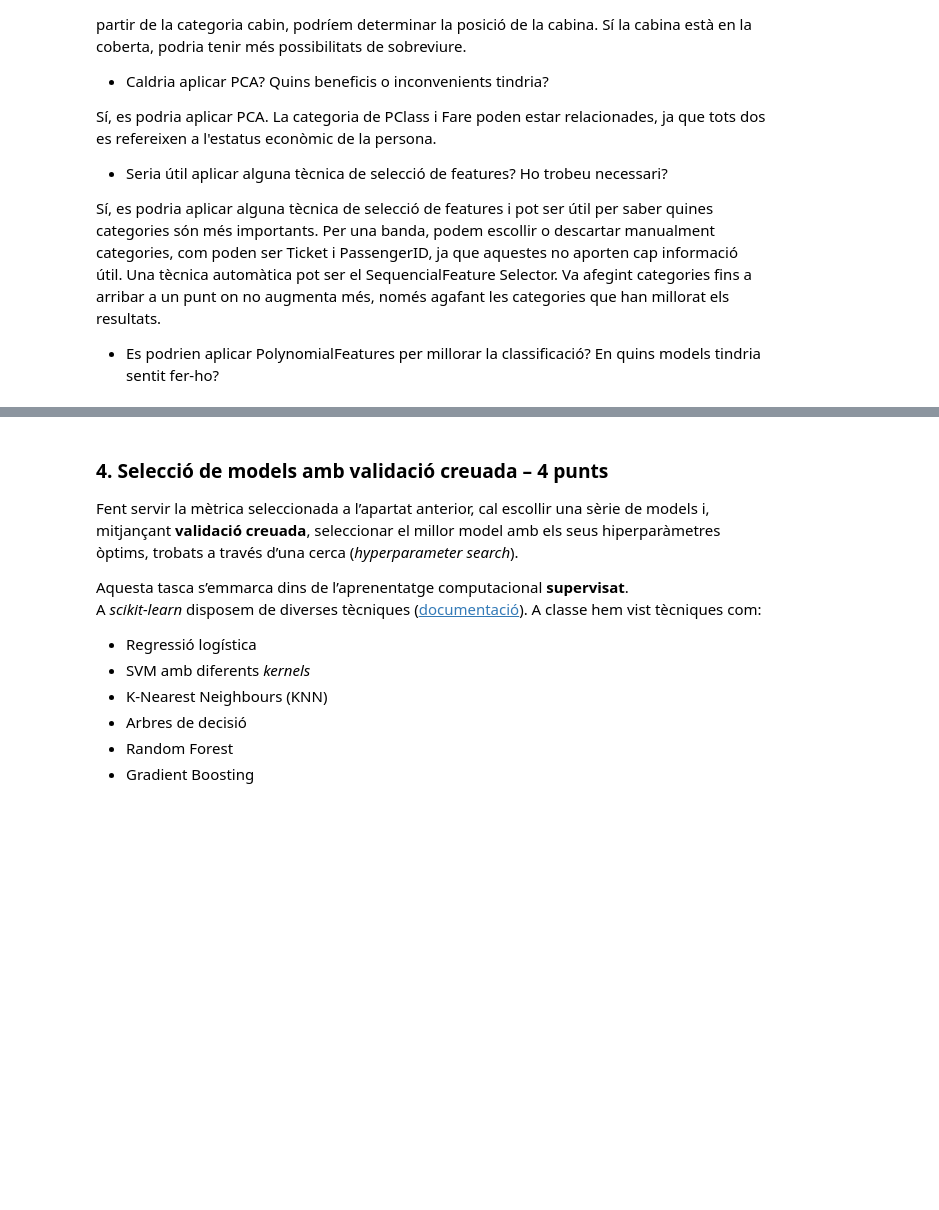
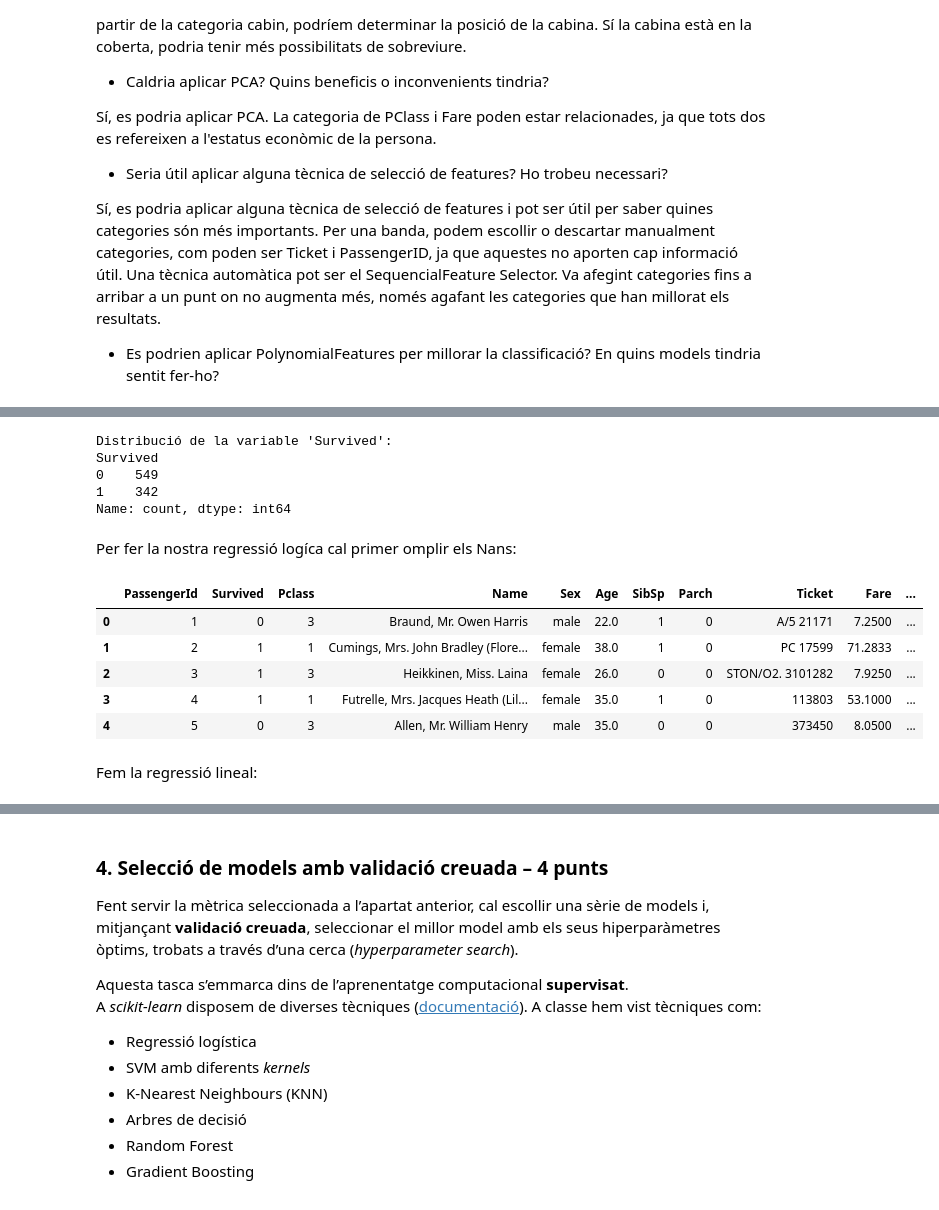
Before and after one commit to Emparans/titanico, a Jupyter notebook: APC_Practica_1_2025.ipynb, the cells around one changed output, grey strips where cells are left out. Drawn from its saved outputs; the diff is of its cells as text; code cells hidden in the pictures; blank space fills up the shorter version.

```diff
--- a/APC_Practica_1_2025.ipynb
+++ b/APC_Practica_1_2025.ipynb
@@ -257,3 +270,75 @@ També caldrà triar la mètrica que farem servir posteriorment per escollir el
 > - Saber quines gràfiques cal generar per analitzar els resultats.
 >
 > Recordeu: abans de solucionar un problema cal tenir molt clara la mètrica d’error que s’utilitzarà, i aquesta decisió s’ha de prendre **abans d’entrenar models**.
+# %%
+# Mirem si la clase minoritaria es molt més petita que la majoritària
+
+import pandas as pd
+
+train = pd.read_csv('train.csv')
+
+count_survived = train['Survived'].value_counts()
+print("Distribució de la variable 'Survived':")
+print(count_survived)
+# %% [output]
+Distribució de la variable 'Survived':
+Survived
+0    549
+1    342
+Name: count, dtype: int64
+# %% [markdown]
+Per fer la nostra regressió logíca cal primer omplir els Nans:
+# %%
+# Importació de llibreries necessàries
+
+import pandas as pd       # Tractament de dades en forma de taula (DataFrames)
+import numpy as np        # Operacions numèriques i amb arrays
+import matplotlib.pyplot as plt  # Visualització de dades
+from pandas.api.types import is_numeric_dtype
+from sklearn.metrics import accuracy_score
+from sklearn.metrics import mean_absolute_error
+from sklearn.linear_model import LogisticRegression
+from sklearn.metrics import classification_report, f1_score, accuracy_score
+from sklearn.metrics import precision_recall_curve, auc
+from sklearn.metrics import roc_curve
+from sklearn.metrics import classification_report
+
+# Llegim el fitxer CSV
+df = pd.read_csv("train.csv")
+
+# Funciones explicadas en clase para el tratamiento de Nans (del fichero de ejemplo)
+def get_cols_with_na(df):
+  isna = df.isna().sum().sort_values()
+  isna = isna[isna>0]
+  cols = isna.index
+  return cols
+
+def add_binary_nan_columns(df,remove_duplicates = True):
+  cols_with_nan = get_cols_with_na(df)
+  for col in cols_with_nan:
+    df[f'{col}_isna'] = df[col].isna()
+  if remove_duplicates:
+    df = df.loc[:,~df.apply(lambda x: x.duplicated(),axis=1).all()]
+  return df
+
+df = add_binary_nan_columns(df,remove_duplicates = True)
+cols_with_nan = get_cols_with_na(df)
+
+for col in cols_with_nan:
+  if is_numeric_dtype(df[col]):
+    df.loc[:,col] = df[col].fillna(0)
+  else:
+    df.loc[:,col] = df[col].fillna('no_info')
+
+
+# Mostrem les primeres files
+df.head()
+# %% [output]
+|  | PassengerId | Survived | Pclass | Name | Sex | Age | SibSp | Parch | Ticket | Fare | ... |
+| 0 | 1 | 0 | 3 | Braund, Mr. Owen Harris | male | 22.0 | 1 | 0 | A/5 21171 | 7.2500 | ... |
+| 1 | 2 | 1 | 1 | Cumings, Mrs. John Bradley (Flore... | female | 38.0 | 1 | 0 | PC 17599 | 71.2833 | ... |
+| 2 | 3 | 1 | 3 | Heikkinen, Miss. Laina | female | 26.0 | 0 | 0 | STON/O2. 3101282 | 7.9250 | ... |
+| 3 | 4 | 1 | 1 | Futrelle, Mrs. Jacques Heath (Lil... | female | 35.0 | 1 | 0 | 113803 | 53.1000 | ... |
+| 4 | 5 | 0 | 3 | Allen, Mr. William Henry | male | 35.0 | 0 | 0 | 373450 | 8.0500 | ... |
+# %% [markdown]
+Fem la regressió lineal:
```
Also changed, not shown: parts of 8 cells of this notebook.
